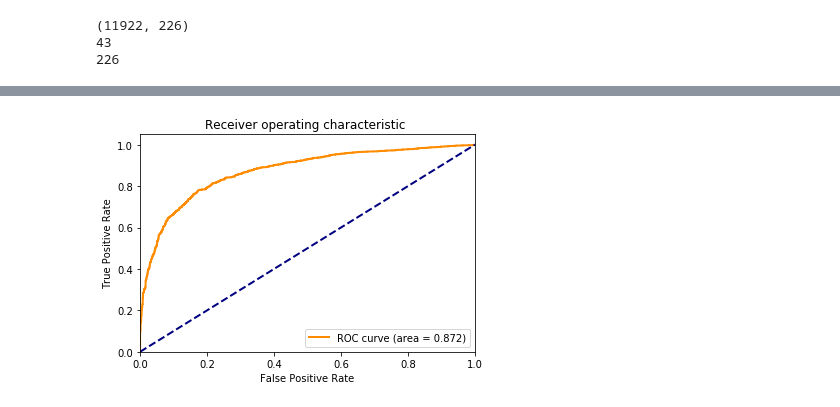
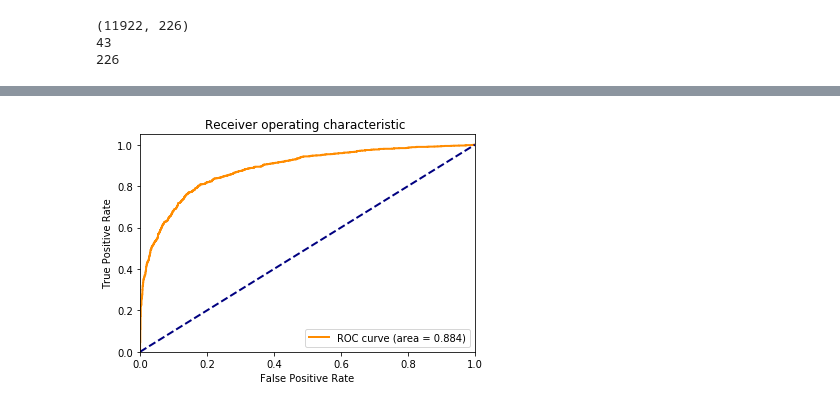
Before and after one commit to MengyuanZhu/Deep-SMILES, a Jupyter notebook: conv1d.ipynb, the cells around one changed output, grey strips where cells are left out. Cells and saved outputs as stored; diff of their text form; code cells hidden in the pictures.

Commit message:
api model

```diff
--- a/conv1d.ipynb
+++ b/conv1d.ipynb
@@ -202,26 +233,30 @@ Epoch 00080: val_acc did not improve
+# %%
+from keras import models
+best_model=models.load_model("CYP1A2_conv1.hdf5")
+#print(best_model.summary())
 # %%
 %matplotlib inline
 import matplotlib.pyplot as plt
-from sklearn.metrics import roc_curve, auc
-y_score=model.predict_proba(X_test)
+
+y_score=best_model.predict(X_test)
 y_score_get_value=[]
 for item in y_score:
     y_score_get_value.append(item[0])
 
 fpr, tpr, _ = roc_curve(y_test, y_score_get_value)
 
 plt.figure()
 lw = 2
 plt.plot(fpr, tpr, color='darkorange',
          lw=lw, label='ROC curve (area = %0.3f)' % auc(fpr,tpr))
 plt.plot([0, 1], [0, 1], color='navy', lw=lw, linestyle='--')
 plt.xlim([0.0, 1.0])
 plt.ylim([0.0, 1.05])
 plt.xlabel('False Positive Rate')
 plt.ylabel('True Positive Rate')
 plt.title('Receiver operating characteristic ')
 plt.legend(loc="lower right")
 plt.savefig("roc.svg", format="svg")
 plt.show()
 # %% [output]
-[figure, old version]
+[figure, new version]
```
Also changed, not shown: parts of 8 cells of this notebook, 10 other files.
